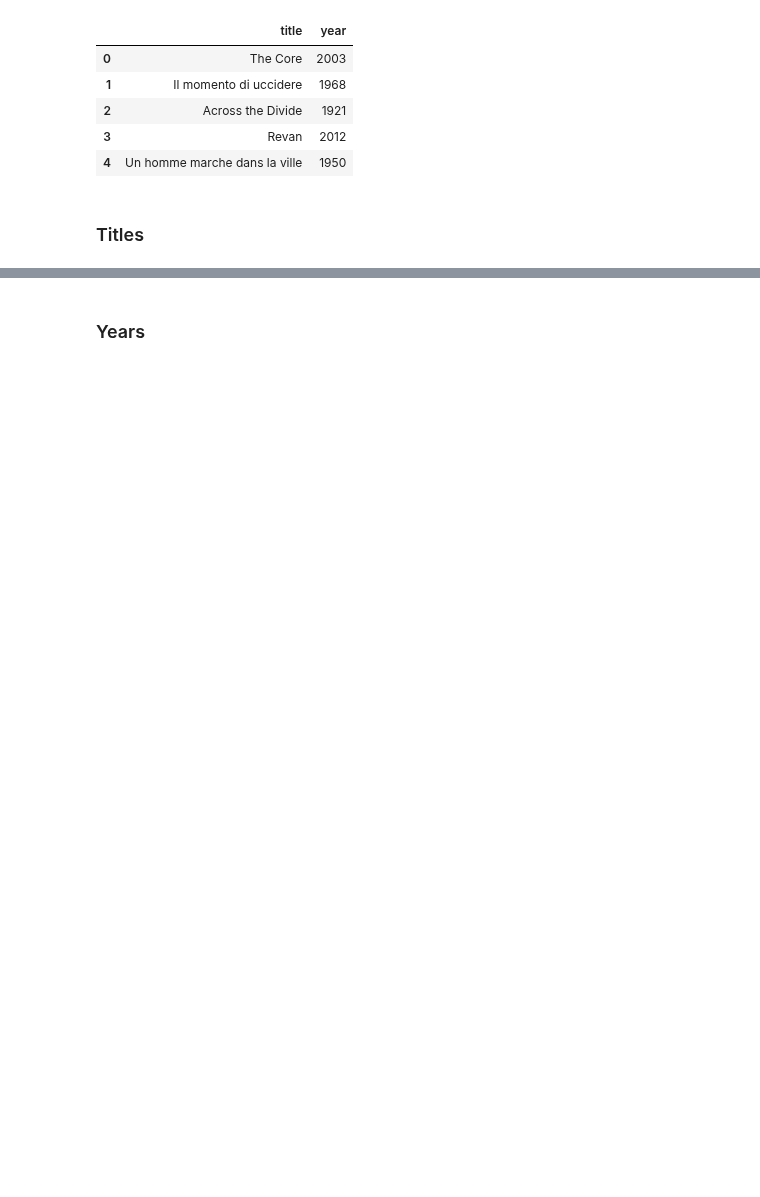
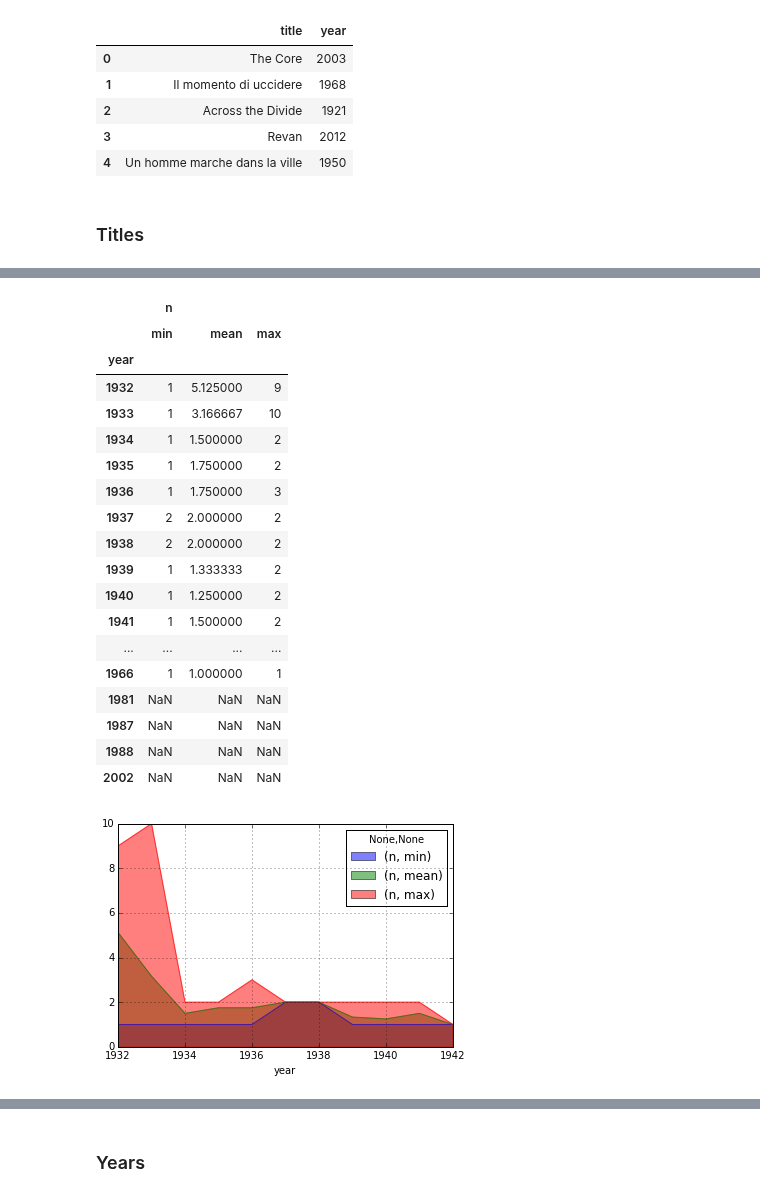
Before and after one commit to brandon-rhodes/pycon-pandas-tutorial, a Jupyter notebook: All.ipynb, the cells around one changed output, grey strips where cells are left out. Saved outputs shown, nothing was run; the diff lists cells and outputs as text; code cells hidden in the pictures; blank space fills up the shorter version.

```diff
--- a/All.ipynb
+++ b/All.ipynb
@@ -111 +155,30 @@ titles.set_index('year').sort_index().loc[1800:1893]
+# %%
+# 3.
+
+i = cast.set_index('name').sort_index()
+# %%
+a = i.loc['Cary Grant',['year','n']].groupby('year').agg(['min', 'mean', 'max'])
+a.loc[:1942].plot(kind='area', stacked=False)
+a
+# %% [output]
+|  | n |  |  |
+|  | min | mean | max |
+| year |  |  |  |
+| 1932 | 1 | 5.125000 | 9 |
+| 1933 | 1 | 3.166667 | 10 |
+| 1934 | 1 | 1.500000 | 2 |
+| 1935 | 1 | 1.750000 | 2 |
+| 1936 | 1 | 1.750000 | 3 |
+| 1937 | 2 | 2.000000 | 2 |
+| 1938 | 2 | 2.000000 | 2 |
+| 1939 | 1 | 1.333333 | 2 |
+| 1940 | 1 | 1.250000 | 2 |
+| 1941 | 1 | 1.500000 | 2 |
+| ... | ... | ... | ... |
+| 1966 | 1 | 1.000000 | 1 |
+| 1981 | NaN | NaN | NaN |
+| 1987 | NaN | NaN | NaN |
+| 1988 | NaN | NaN | NaN |
+| 2002 | NaN | NaN | NaN |
+[figure, added]
 # %%
```
Also changed, not shown: parts of 17 cells of this notebook, 2 other files.
